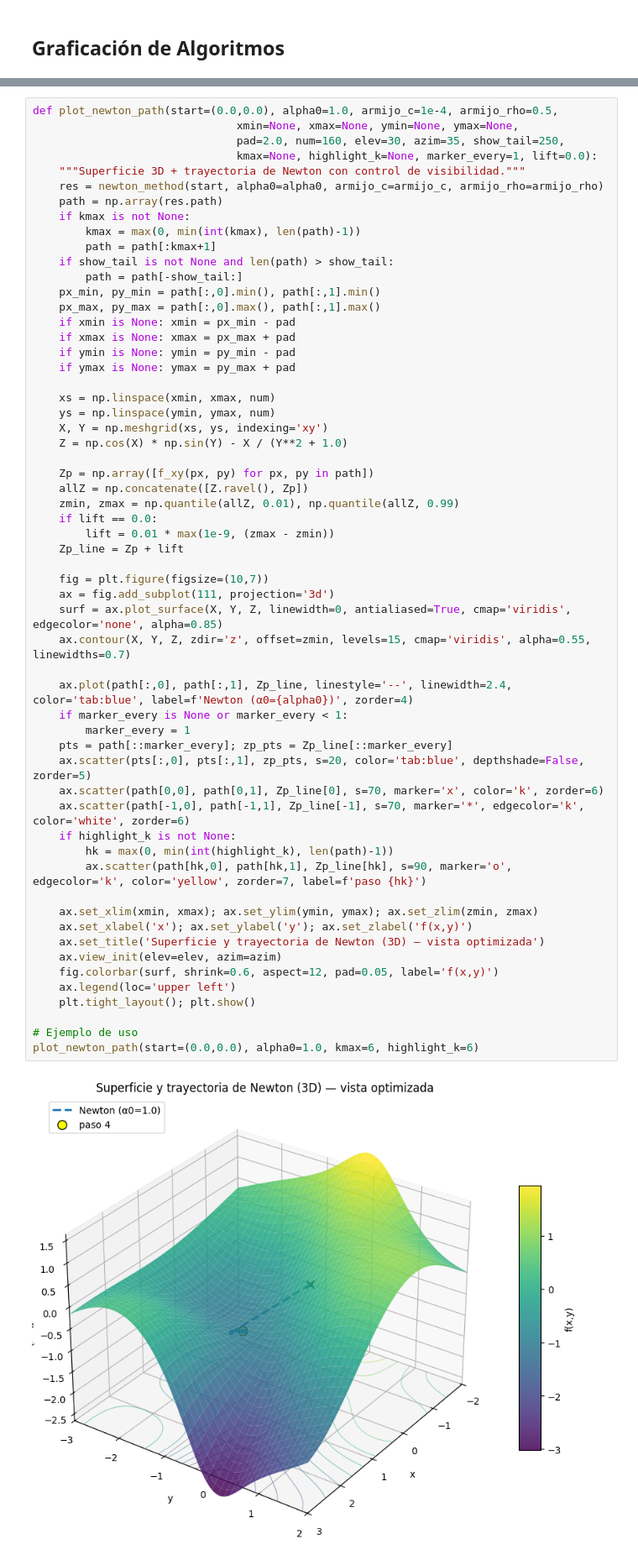
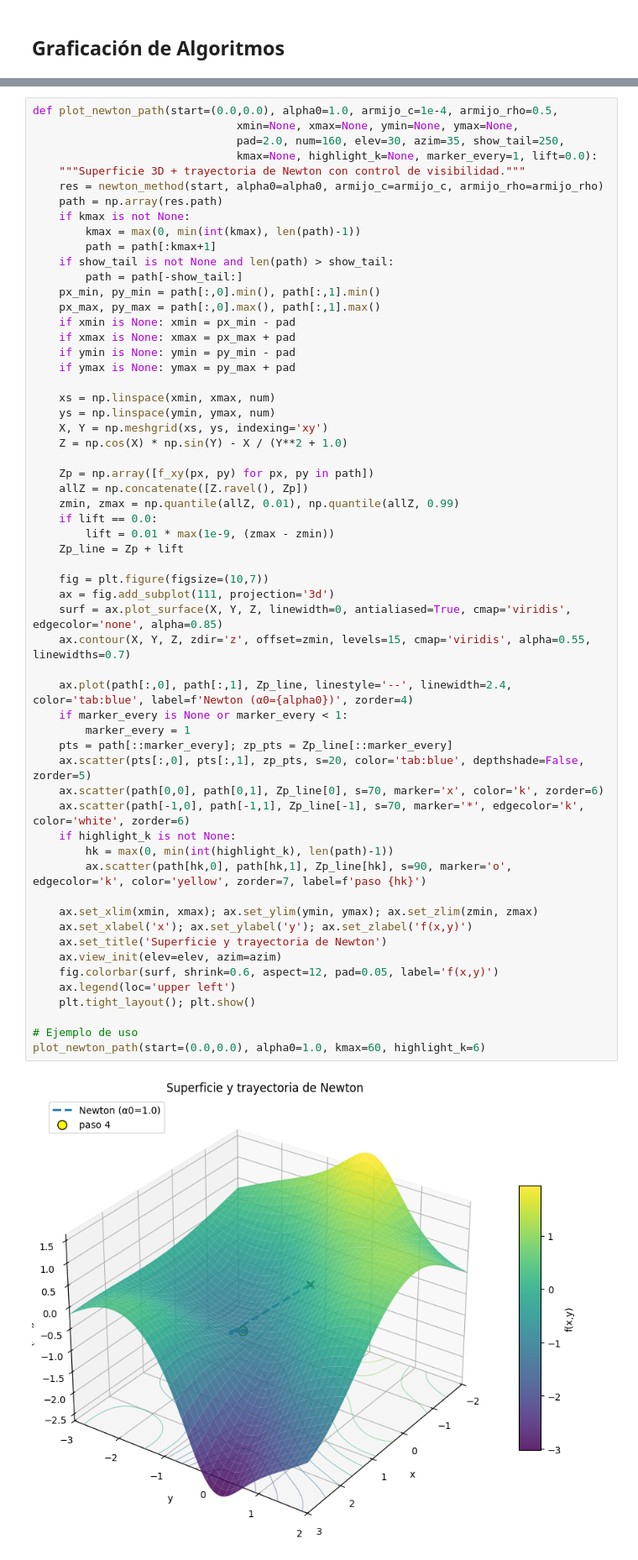
Before and after one commit to Ray-M05/Optimization-Algorithms, a Jupyter notebook: Algoritmos.ipynb, the cells around one changed output, grey strips where cells are left out. Shown: that part at 84% size. Saved outputs shown, nothing was run; the diff lists cells and outputs as text.

```diff
--- a/Algoritmos.ipynb
+++ b/Algoritmos.ipynb
@@ -283,33 +286,33 @@ def plot_newton_path(start=(0.0,0.0), alpha0=1.0, armijo_c=1e-4, armijo_rho=0.5,
     zmin, zmax = np.quantile(allZ, 0.01), np.quantile(allZ, 0.99)
     if lift == 0.0:
         lift = 0.01 * max(1e-9, (zmax - zmin))
     Zp_line = Zp + lift
 
     fig = plt.figure(figsize=(10,7))
     ax = fig.add_subplot(111, projection='3d')
     surf = ax.plot_surface(X, Y, Z, linewidth=0, antialiased=True, cmap='viridis', edgecolor='none', alpha=0.85)
     ax.contour(X, Y, Z, zdir='z', offset=zmin, levels=15, cmap='viridis', alpha=0.55, linewidths=0.7)
 
     ax.plot(path[:,0], path[:,1], Zp_line, linestyle='--', linewidth=2.4, color='tab:blue', label=f'Newton (α0={alpha0})', zorder=4)
     if marker_every is None or marker_every < 1:
         marker_every = 1
     pts = path[::marker_every]; zp_pts = Zp_line[::marker_every]
     ax.scatter(pts[:,0], pts[:,1], zp_pts, s=20, color='tab:blue', depthshade=False, zorder=5)
     ax.scatter(path[0,0], path[0,1], Zp_line[0], s=70, marker='x', color='k', zorder=6)
     ax.scatter(path[-1,0], path[-1,1], Zp_line[-1], s=70, marker='*', edgecolor='k', color='white', zorder=6)
     if highlight_k is not None:
         hk = max(0, min(int(highlight_k), len(path)-1))
         ax.scatter(path[hk,0], path[hk,1], Zp_line[hk], s=90, marker='o', edgecolor='k', color='yellow', zorder=7, label=f'paso {hk}')
 
     ax.set_xlim(xmin, xmax); ax.set_ylim(ymin, ymax); ax.set_zlim(zmin, zmax)
     ax.set_xlabel('x'); ax.set_ylabel('y'); ax.set_zlabel('f(x,y)')
-    ax.set_title('Superficie y trayectoria de Newton (3D) — vista optimizada')
+    ax.set_title('Superficie y trayectoria de Newton')
     ax.view_init(elev=elev, azim=azim)
     fig.colorbar(surf, shrink=0.6, aspect=12, pad=0.05, label='f(x,y)')
     ax.legend(loc='upper left')
     plt.tight_layout(); plt.show()
 
 # Ejemplo de uso
-plot_newton_path(start=(0.0,0.0), alpha0=1.0, kmax=6, highlight_k=6)
+plot_newton_path(start=(0.0,0.0), alpha0=1.0, kmax=60, highlight_k=6)
 # %% [output]
-[figure, old version]
+[figure, new version]
```
Also changed, not shown: parts of 7 cells of this notebook, 8 other files.
